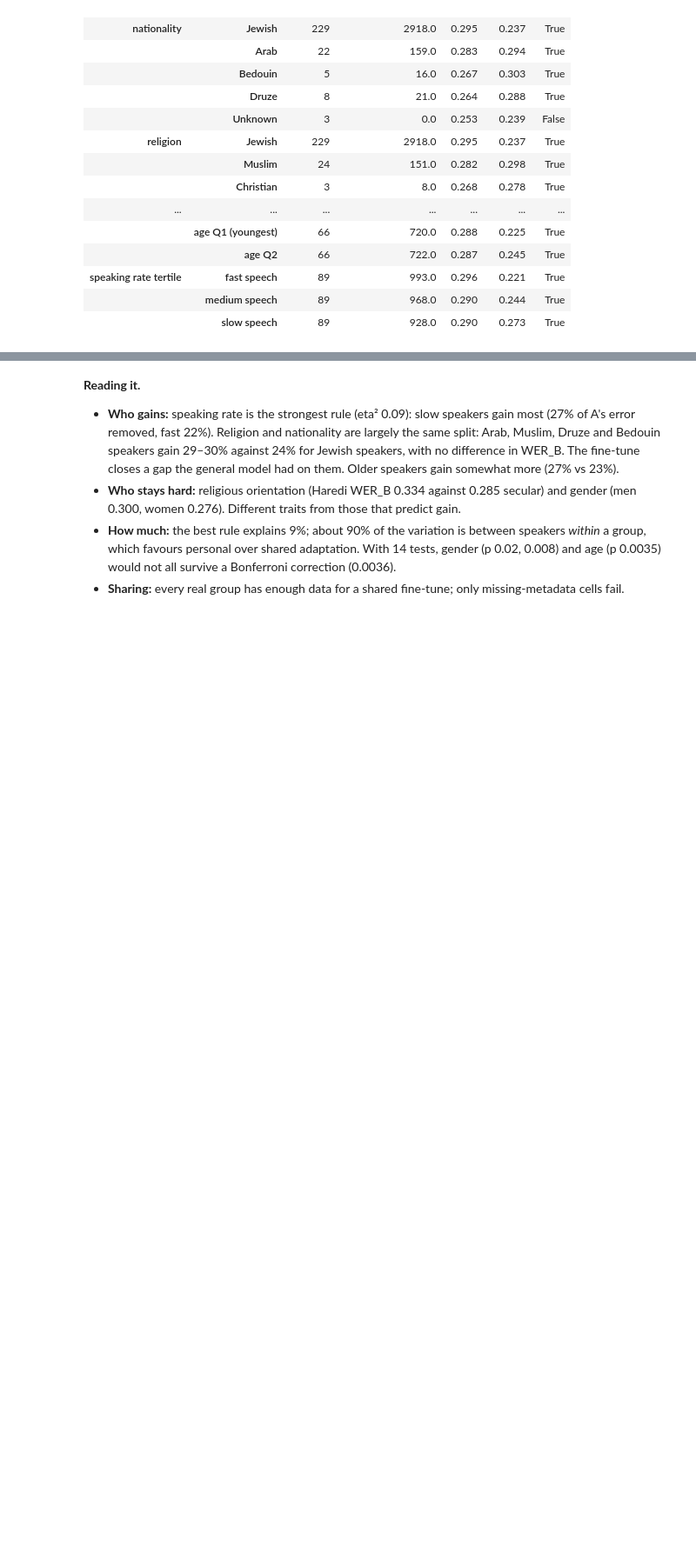
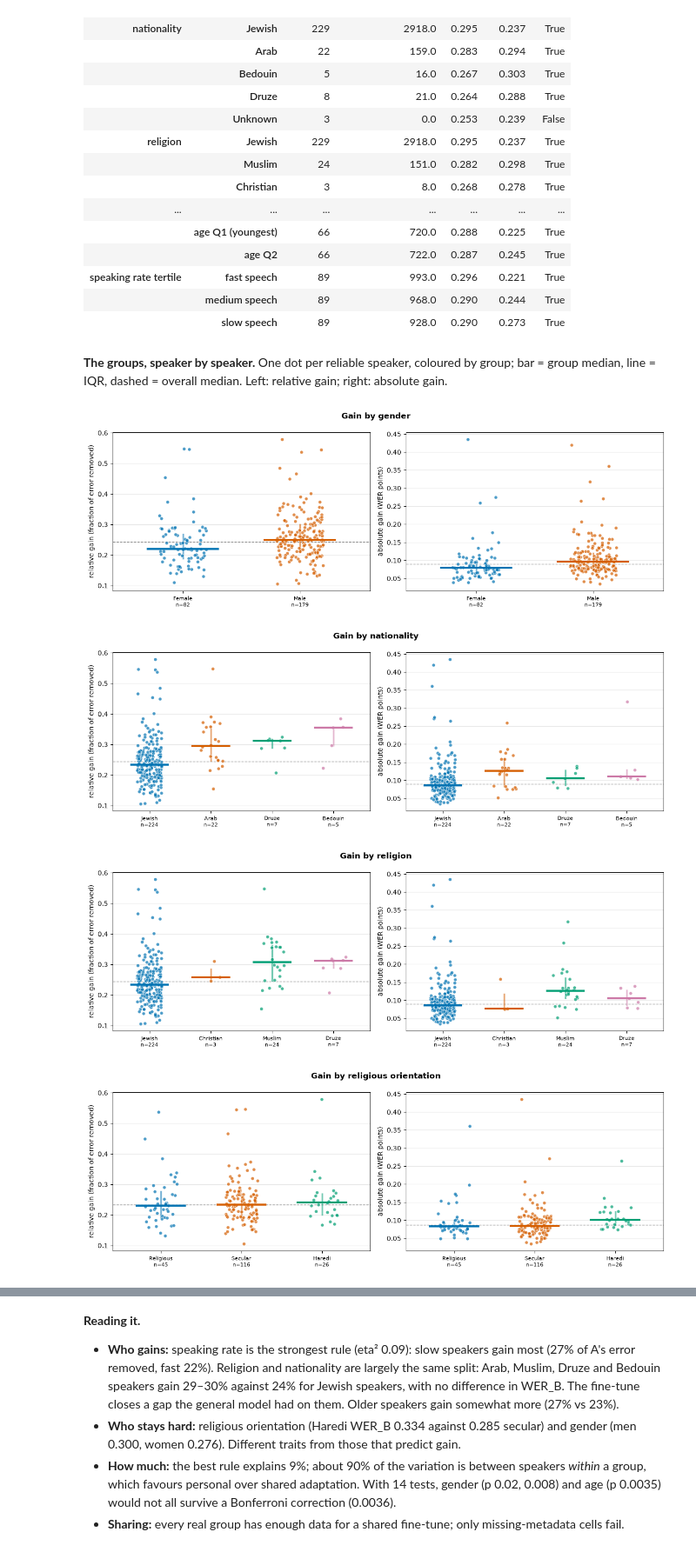
Before and after one commit to hadasy-tau/deep-learning-project, a Jupyter notebook: notebooks/committees_error_map_v2.ipynb, the cells around one changed output, grey strips where cells are left out. Shown at 87% size. Saved outputs shown, nothing was run; the diff lists cells and outputs as text; code cells hidden in the pictures; blank space fills up the shorter version.

```diff
--- a/notebooks/stage1_error_map.ipynb
+++ b/notebooks/committees_error_map_v2.ipynb
@@ -30,7 +30,7 @@ sys.path.insert(0, os.path.join('..', 'src', 'evaluation'))
 import error_map as E, error_analysis as X
 
 C_A, C_B, C_GAIN = '#0072B2', '#D55E00', '#009E73'      # model A blue, B orange, gain green
-FIG = os.path.join('..', 'docs', 'figures', 'stage1_error_map'); os.makedirs(FIG, exist_ok=True)
+FIG = os.path.join('..', 'docs', 'figures', 'committees_error_map_v2'); os.makedirs(FIG, exist_ok=True)
 def save(name): plt.savefig(os.path.join(FIG, name + '.png'), dpi=130, bbox_inches='tight')
 pd.set_option('display.width', 160)
 
@@ -229,3 +229,30 @@ groups[['speakers', 'hours_minus_largest', 'wer_B', 'gain_rel', 'viable']].round
 | speaking rate tertile | fast speech | 89 | 993.0 | 0.296 | 0.221 | True |
 |  | medium speech | 89 | 968.0 | 0.290 | 0.244 | True |
 |  | slow speech | 89 | 928.0 | 0.290 | 0.273 | True |
+# %% [markdown]
+**The groups, speaker by speaker.** One dot per reliable speaker, coloured by group; bar = group median, line = IQR, dashed = overall median. Left: relative gain; right: absolute gain.
+# %%
+PALETTE = ['#0072B2', '#D55E00', '#009E73', '#CC79A7', '#E69F00', '#56B4E9', '#8B4513', '#555555']
+def group_plot(name, col):
+    d = E.separation_set(G, col)
+    order = d.groupby(col, observed=True).gain_rel.median().sort_values().index.tolist()[:len(PALETTE)]
+    fig, axes = plt.subplots(1, 2, figsize=(12.5, 4.4)); rng = np.random.default_rng(0)
+    for ax, ycol, ylab in [(axes[0], 'gain_rel', 'relative gain (fraction of error removed)'), (axes[1], 'gain_abs', 'absolute gain (WER points)')]:
+        ax.axhline(d[ycol].median(), color='0.55', ls='--', lw=1, zorder=1)
+        for k, g in enumerate(order):
+            v = d.loc[d[col] == g, ycol].dropna().values
+            if not len(v): continue
+            ax.scatter(k + rng.uniform(-0.2, 0.2, len(v)), v, s=26, color=PALETTE[k], alpha=0.7, edgecolor='white', linewidth=0.7, zorder=3)
+            q1, med, q3 = np.percentile(v, [25, 50, 75])
+            ax.plot([k, k], [q1, q3], color=PALETTE[k], lw=2.5, alpha=0.55, zorder=2); ax.plot([k - 0.3, k + 0.3], [med, med], color=PALETTE[k], lw=3, zorder=4)
+        ax.set_xticks(range(len(order))); ax.set_xticklabels([f'{g}\nn={(d[col] == g).sum()}' for g in order], fontsize=8)
+        ax.set_ylabel(ylab); ax.grid(axis='y', alpha=0.3); ax.set_axisbelow(True); ax.set_xlim(-0.6, len(order) - 0.4)
+    fig.suptitle(f'Gain by {name}', fontsize=12, fontweight='bold'); plt.tight_layout(); save('group_' + col); plt.show()
+
+for name, col in E.RULES.items():
+    group_plot(name, col)
+# %% [output]
+[figure, added]
+[figure, added]
+[figure, added]
+[figure, added]
```
Also changed, not shown: parts of 3 cells of this notebook, 13 other files.
